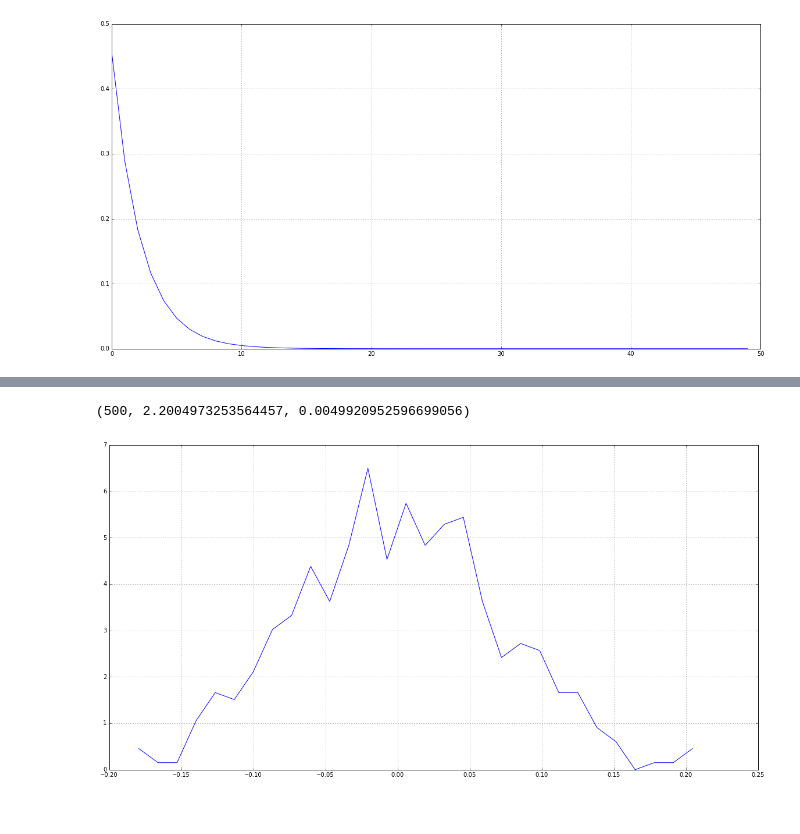
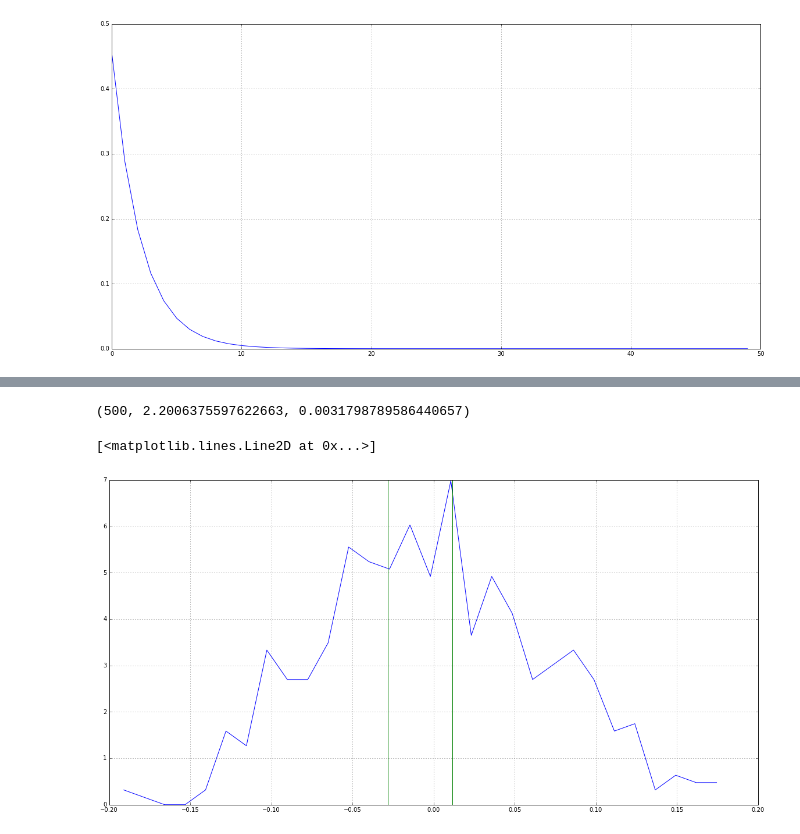
Before and after one commit to calumhrmurray/NumRep, a Jupyter notebook: random_numbers/CheckPoint1.ipynb, the cells around one changed output, grey strips where cells are left out. Saved outputs shown, nothing was run; the diff lists cells and outputs as text; code cells hidden in the pictures.

```diff
--- a/random_numbers/CheckPoint1.ipynb
+++ b/random_numbers/CheckPoint1.ipynb
@@ -87,19 +89,25 @@ test = muon_distribution(2.2)
 results = []
 for _ in range(0,500):
     results.append(test.observation()[0])
-# %%
-len(results), np.mean(results), np.var(results)
-# %% [output]
-(500, 2.2004973253564457, 0.0049920952596699056)
+# %%
+error_mean = math.sqrt(np.var(results)/len(results))
+len(results), np.mean(results), error_mean
+# %% [output]
+(500, 2.2006375597622663, 0.0031798789586440657)
 # %%
 n, bins = np.histogram(np.array(results)-test.lifetime, bins=30, normed=True)
 
 plt.figure(figsize=(20,10))
 step = (bins[1]-bins[0])/2
 plt.plot(bins[1:]-step,n)
 plt.grid(True)
+line = bins[1:]-step
+error_mean = math.sqrt(np.var(line)/len(line))
+plt.plot([np.mean(line)-error_mean,np.mean(line)-error_mean],[0,7],'g-')
+plt.plot([np.mean(line)+error_mean,np.mean(line)+error_mean],[0,7],'g-')
 # %% [output]
+[<matplotlib.lines.Line2D at 0x...>]
-[figure, old version]
+[figure, new version]
 # %%
 test = muon_distribution(2.2)
 results = []
```
Also changed, not shown: parts of 6 cells of this notebook.
